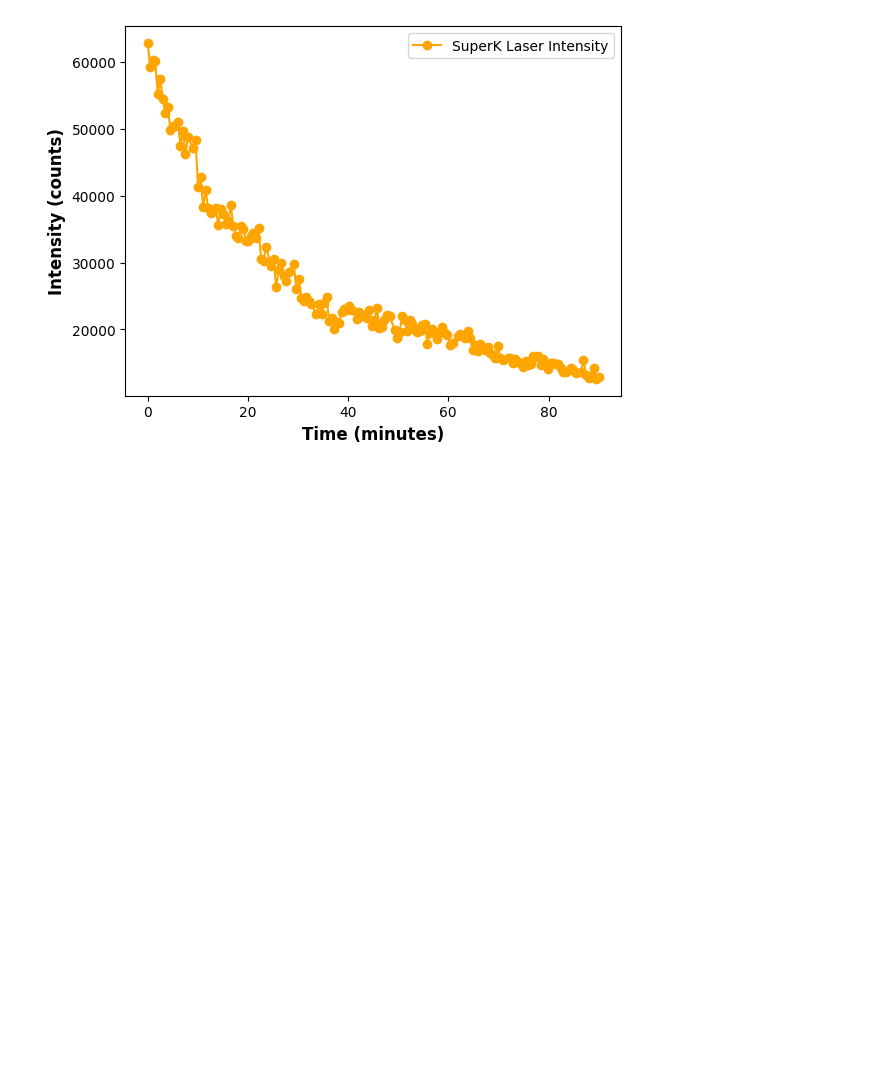
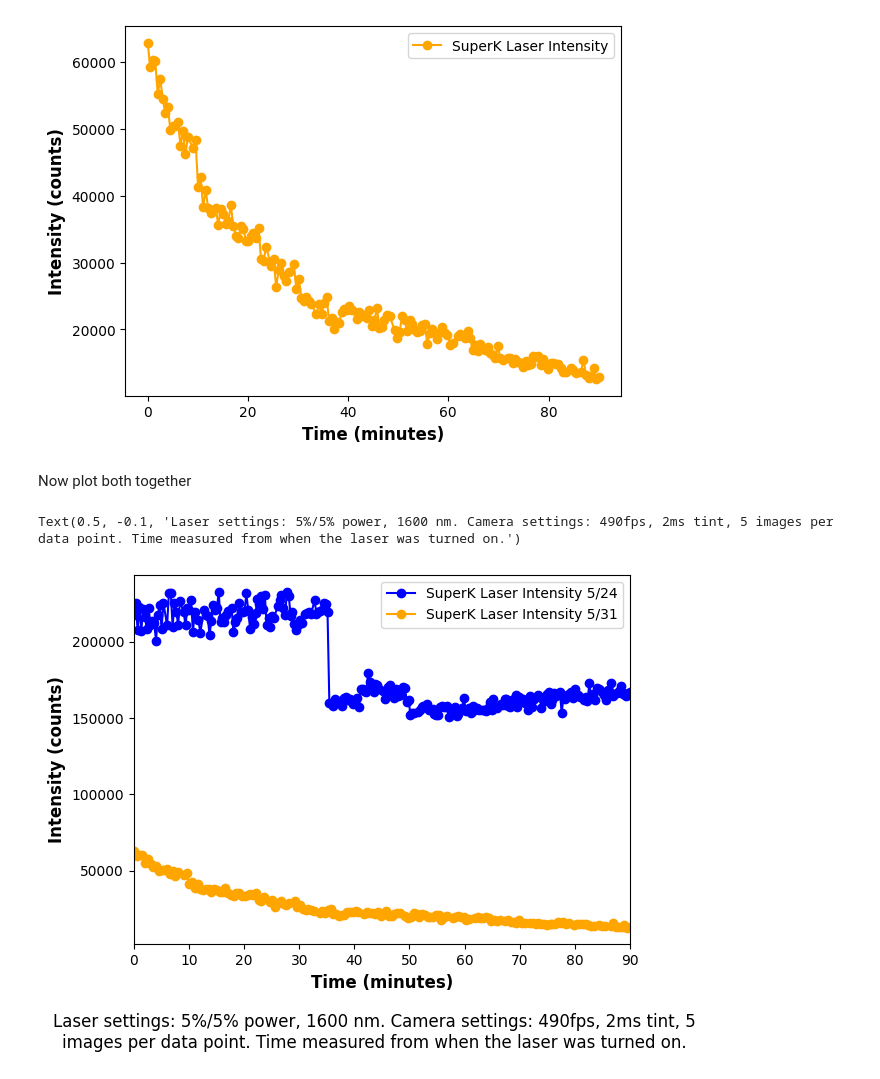
Before and after one commit to wcmelby/wcmelby-HWP_Characterizations, a Jupyter notebook: SuperK_Select_Data/SuperK_Stability.ipynb, the cells around one changed output. Drawn from its saved outputs; the diff is of its cells as text; code cells hidden in the pictures; blank space fills up the shorter version.

```diff
--- a/SuperK_Select_Data/SuperK_Stability.ipynb
+++ b/SuperK_Select_Data/SuperK_Stability.ipynb
@@ -2,29 +2,3 @@
 import sys
 sys.path.insert(0, '/home/wcmelby/Library/Python/wcmelby-HWP_Characterizations/')
 from New_DRRP_Functions import *
-# %%
-flux = np.array([])
-reduced_folder = "/home/shared/exoserver/Lab_Data/Mueller_Matrix_Polarimeter/SuperK_Intensity/Reduced_SuperK_Intensity/"
-reduced_filename = "Reduced_SuperK_"
-lcenter = [316, 247]
-rcenter = [316, 324]
-maxradius = 20
-
-for filename in sorted(os.listdir(reduced_folder), key = extract_number):
-    if filename.startswith(reduced_filename):
-        with fits.open(os.path.join(reduced_folder, filename)) as hdul:
-            reduced_img_data = hdul[0].data
-            ys, xs, = np.indices(reduced_img_data.shape)
-            lradius = np.sqrt((ys-lcenter[0])**2+(xs-lcenter[1])**2)
-            rradius = np.sqrt((ys-rcenter[0])**2+(xs-rcenter[1])**2)
-
-            lbackground_mask = (lradius > 25) & (lradius < 30)
-            rbackground_mask = (rradius > 25) & (rradius < 30)   # Index the background around each spot, take the median value
-
-            background_lmedian = np.median(reduced_img_data[lbackground_mask])
-            background_rmedian = np.median(reduced_img_data[rbackground_mask])
-
-            lflux = np.sum(reduced_img_data[lradius < maxradius] - background_lmedian)   # Now take the flux with the background mask subtracted
-            rflux = np.sum(reduced_img_data[rradius < maxradius] - background_rmedian)
-            flux = np.append(flux, lflux+rflux)
-print(flux)
@@ -92,7 +48,7 @@ def extract_intensities(reduced_filename, reduced_folder, lcenter, rcenter, maxr
     return I_left, I_right, new_times, bad_indices
 # %%
 reduced_filename = 'Reduced_SuperK_'
-reduced_folder = "/home/shared/exoserver/Lab_Data/Mueller_Matrix_Polarimeter/SuperK_Intensity/Reduced_SuperK_Intensity/"
+reduced_folder = "/home/shared/exoserver/Lab_Data/Mueller_Matrix_Polarimeter/SuperK_Intensity/Reduced_SuperK_Intensity/First_Attempt_Reduced/"
 lcenter = [316, 247]
 rcenter = [316, 324]
 maxradius = 20
@@ -162,7 +99,7 @@ Bring in data from the second attempt, 5/29/24
 # %% [output]
 180.0
 # %%
-def extract_intensities(reduced_filename, reduced_folder, lcenter, rcenter, maxradius, cutoff=5000):
+def extract_intensities2(reduced_filename, reduced_folder, lcenter, rcenter, maxradius, cutoff=5000):
     I_left = np.array([])
     I_right = np.array([])
     bad_indices = np.array([])
@@ -209,7 +146,7 @@ rcenter = [316, 324]
 maxradius = 20
 cutoff = 10000
 
-extracted_data2 = extract_intensities(reduced_filename, reduced_folder, lcenter, rcenter, maxradius, cutoff)
+extracted_data2 = extract_intensities2(reduced_filename, reduced_folder, lcenter, rcenter, maxradius, cutoff)
 Il2 = extracted_data2[0]
 Ir2 = extracted_data2[1]
 times2 = extracted_data2[2]
@@ -240,3 +177,18 @@ file_name = '5_29_SuperK_Laser_Stability.png'
 #plt.savefig(folder_path + file_name, bbox_inches='tight', dpi=300)
 # %% [output]
 [figure]
+# %% [markdown]
+Now plot both together
+# %%
+plt.xlim(0, 90)
+plt.ylabel('Intensity (counts)', fontsize=12, fontweight='bold')
+plt.xlabel('Time (minutes)', fontsize=12, fontweight='bold')
+plt.plot(times, I, marker='o', linestyle='-', color='blue', label="SuperK Laser Intensity 5/24")
+plt.plot(times2, I2, marker='o', linestyle='-', color='orange', label="SuperK Laser Intensity 5/31")
+plt.legend()
+
+caption = "Laser settings: 5%/5% power, 1600 nm. Camera settings: 490fps, 2ms tint, 5 images per data point. Time measured from when the laser was turned on."
+plt.figtext(0.5, -0.1, caption, wrap=True, horizontalalignment='center', fontsize=12)
+# %% [output]
+Text(0.5, -0.1, 'Laser settings: 5%/5% power, 1600 nm. Camera settings: 490fps, 2ms tint, 5 images per data point. Time measured from when the laser was turned on.')
+[figure, added]
```
Also changed, not shown: parts of 3 cells of this notebook, 1 other file.
